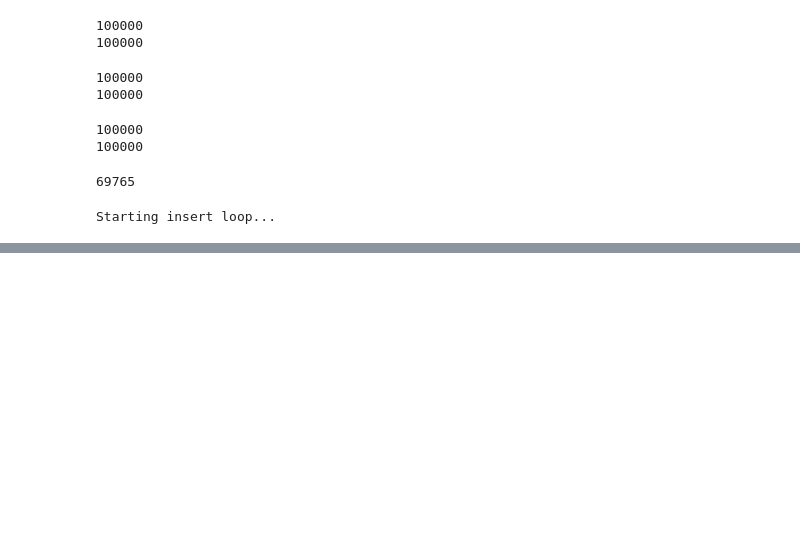
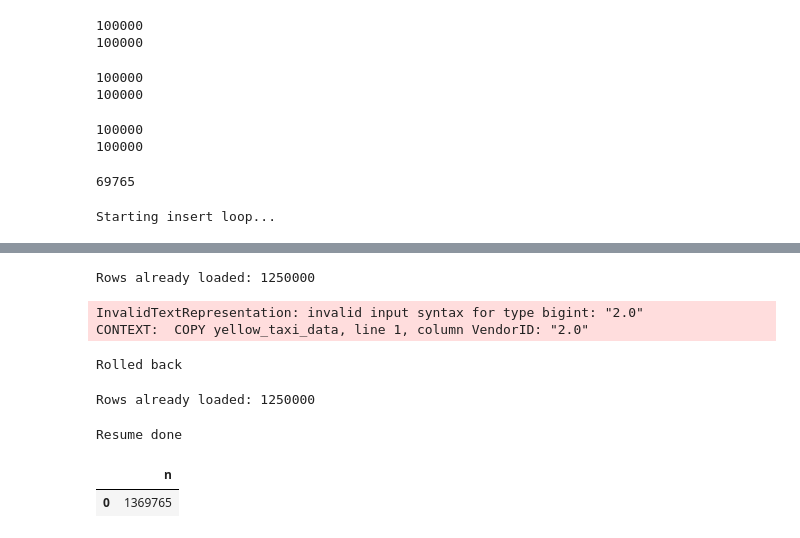
Before and after one commit to waigisteve/docker_dataengjneering_module1, a Jupyter notebook: pipeline/notebook.ipynb, the cells around one changed output, grey strips where cells are left out. Drawn from its saved outputs; the diff is of its cells as text; code cells hidden in the pictures; blank space fills up the shorter version.

```diff
--- a/pipeline/notebook.ipynb
+++ b/pipeline/notebook.ipynb
@@ -390,0 +684,34 @@ Starting insert loop...
+# %%
+import pandas as pd
+from tqdm import tqdm
+
+csv_url = "https://github.com/DataTalksClub/nyc-tlc-data/releases/download/yellow/yellow_tripdata_2021-01.csv.gz"
+
+n_loaded = int(pd.read_sql("SELECT COUNT(*) AS n FROM yellow_taxi_data", con=engine).iloc[0,0])
+print("Rows already loaded:", n_loaded)
+
+df_iter = pd.read_csv(
+    csv_url,
+    iterator=True,
+    chunksize=50_000,
+    dtype={"store_and_fwd_flag": "string"},
+    low_memory=False,
+    skiprows=range(1, n_loaded + 1),  # skip header handled by range starting at 1
+)
+
+# continue COPY
+for i, chunk in enumerate(tqdm(df_iter), start=1):
+    copy_chunk(pg_conn, chunk)
+    if i % 5 == 0:
+        print(f"Resumed: copied {i} more chunks", flush=True)
+
+print("Resume done")
+# %% [output]
+Rows already loaded: 1250000
+InvalidTextRepresentation: invalid input syntax for type bigint: "2.0"
+CONTEXT:  COPY yellow_taxi_data, line 1, column VendorID: "2.0"
+# %%
+pg_conn.rollback()
+print("Rolled back")
+# %% [output]
+Rolled back
@@ -390,0 +744,30 @@ Starting insert loop...
+# %%
+import pandas as pd
+from tqdm import tqdm
+
+csv_url = "https://github.com/DataTalksClub/nyc-tlc-data/releases/download/yellow/yellow_tripdata_2021-01.csv.gz"
+
+n_loaded = int(pd.read_sql("SELECT COUNT(*) AS n FROM yellow_taxi_data", con=engine).iloc[0,0])
+print("Rows already loaded:", n_loaded)
+
+df_iter = pd.read_csv(
+    csv_url,
+    iterator=True,
+    chunksize=50_000,
+    dtype={"store_and_fwd_flag": "string"},
+    low_memory=False,
+    skiprows=range(1, n_loaded + 1),
+)
+
+for i, chunk in enumerate(tqdm(df_iter), start=1):
+    copy_chunk(pg_conn, chunk)
+
+print("Resume done")
+# %% [output]
+Rows already loaded: 1250000
+Resume done
+# %%
+pd.read_sql("SELECT COUNT(*) AS n FROM yellow_taxi_data", con=engine)
+# %% [output]
+|  | n |
+| 0 | 1369765 |
```
Also changed, not shown: parts of 14 cells of this notebook.
